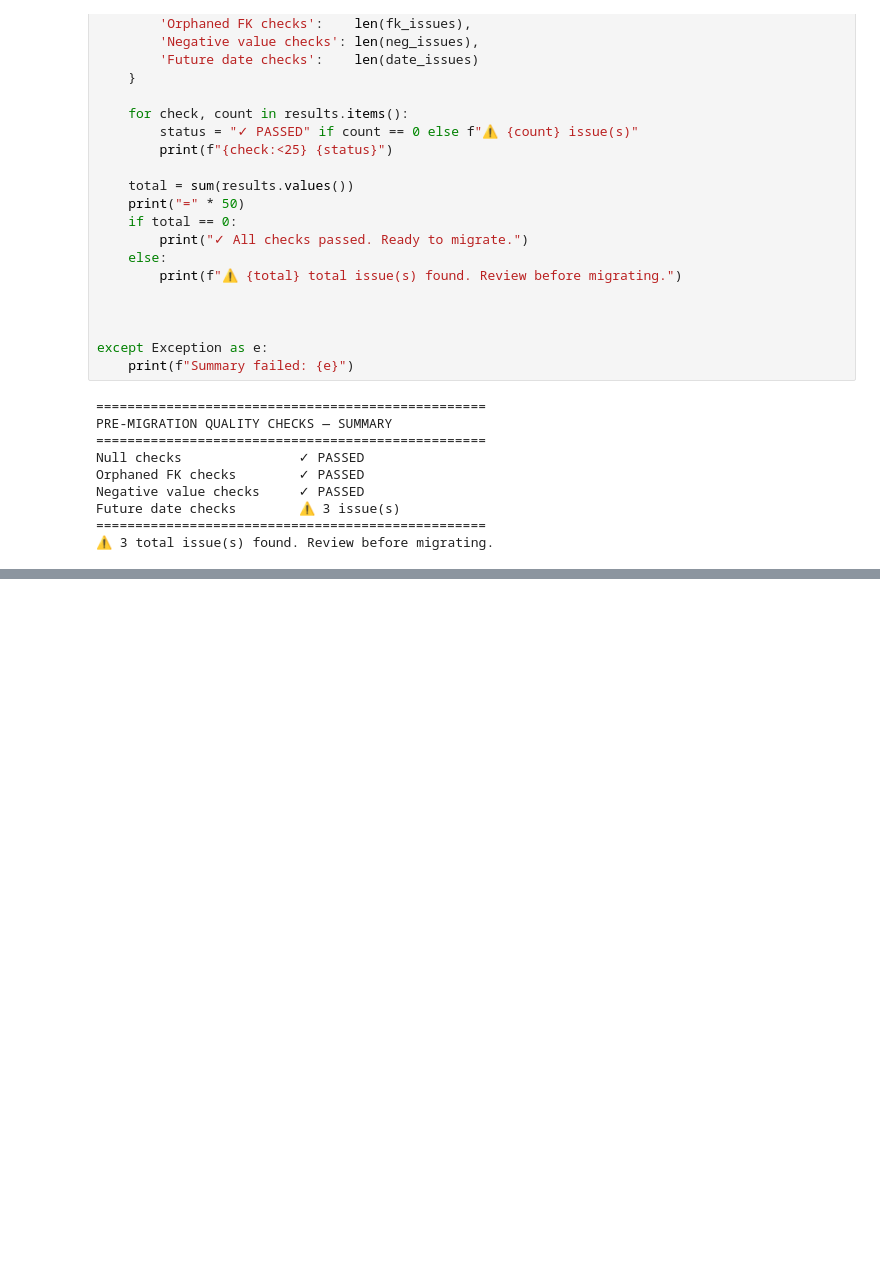
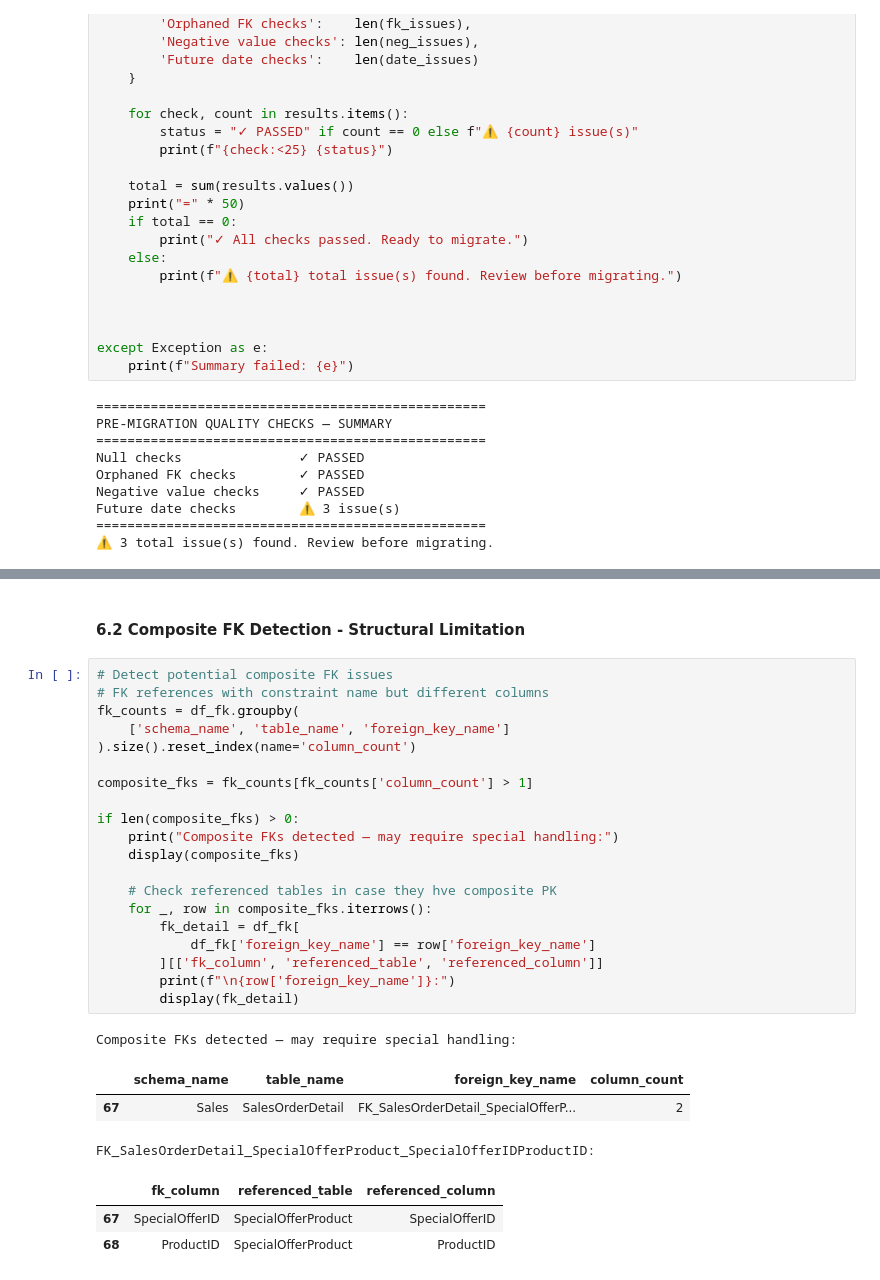
Before and after one commit to liamletran/database-migration-pipeline, a Jupyter notebook: run-migration-uat.ipynb, the cells around one changed output, grey strips where cells are left out. Saved outputs shown, nothing was run; the diff lists cells and outputs as text; blank space fills up the shorter version.

```diff
--- a/run-migration-uat.ipynb
+++ b/run-migration-uat.ipynb
@@ -636,0 +779,30 @@ Future date checks        ⚠ 3 issue(s)
+# %% [markdown]
+#### 6.2 Composite FK Detection - Structural Limitation
+# %%
+# Detect potential composite FK issues
+# FK references with constraint name but different columns
+fk_counts = df_fk.groupby(
+    ['schema_name', 'table_name', 'foreign_key_name']
+).size().reset_index(name='column_count')
+
+composite_fks = fk_counts[fk_counts['column_count'] > 1]
+
+if len(composite_fks) > 0:
+    print("Composite FKs detected — may require special handling:")
+    display(composite_fks)
+
+    # Check referenced tables in case they hve composite PK
+    for _, row in composite_fks.iterrows():
+        fk_detail = df_fk[
+            df_fk['foreign_key_name'] == row['foreign_key_name']
+        ][['fk_column', 'referenced_table', 'referenced_column']]
+        print(f"\n{row['foreign_key_name']}:")
+        display(fk_detail)
+# %% [output]
+Composite FKs detected — may require special handling:
+|  | schema_name | table_name | foreign_key_name | column_count |
+| 67 | Sales | SalesOrderDetail | FK_SalesOrderDetail_SpecialOfferP... | 2 |
+FK_SalesOrderDetail_SpecialOfferProduct_SpecialOfferIDProductID:
+|  | fk_column | referenced_table | referenced_column |
+| 67 | SpecialOfferID | SpecialOfferProduct | SpecialOfferID |
+| 68 | ProductID | SpecialOfferProduct | ProductID |
```
Also changed, not shown: parts of 9 cells of this notebook.
